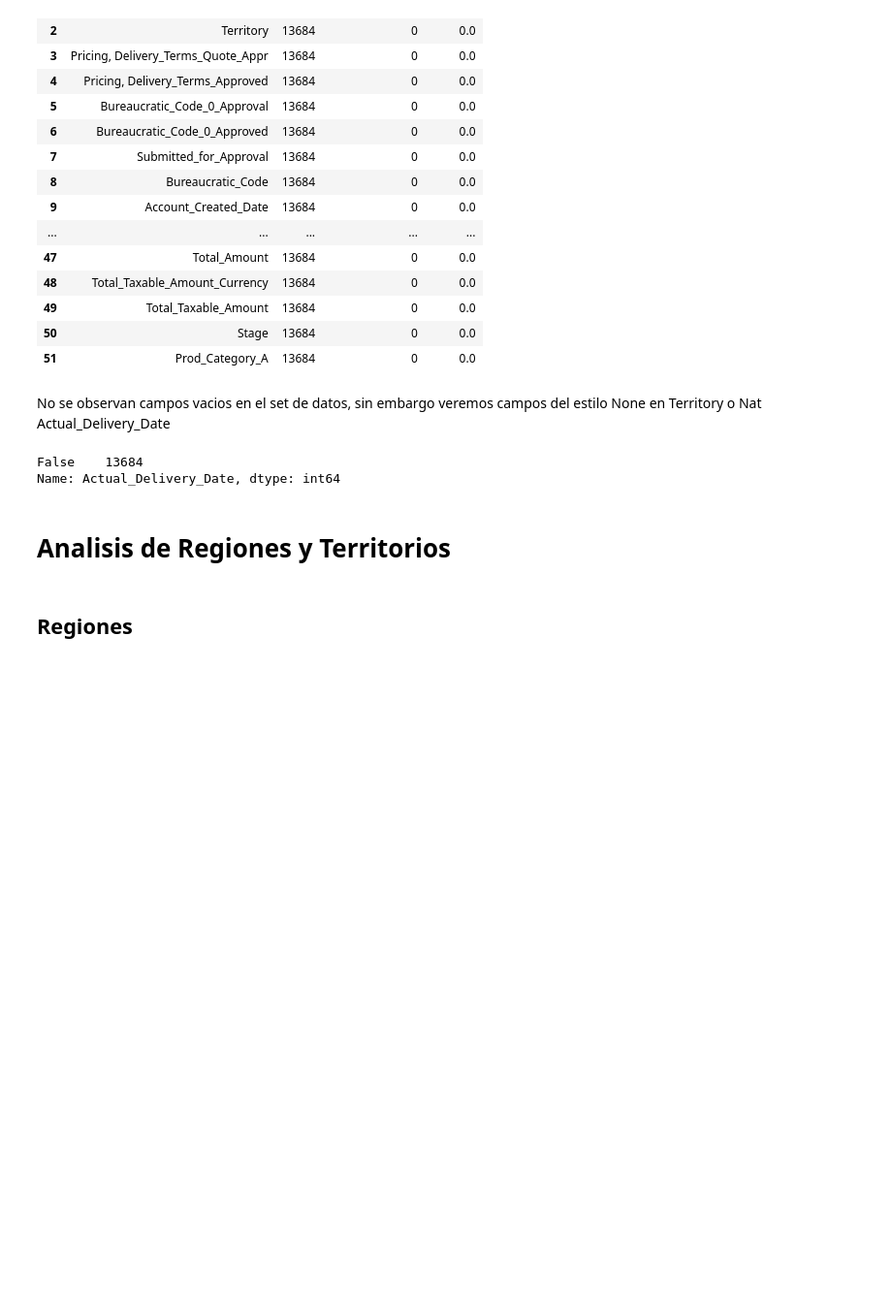
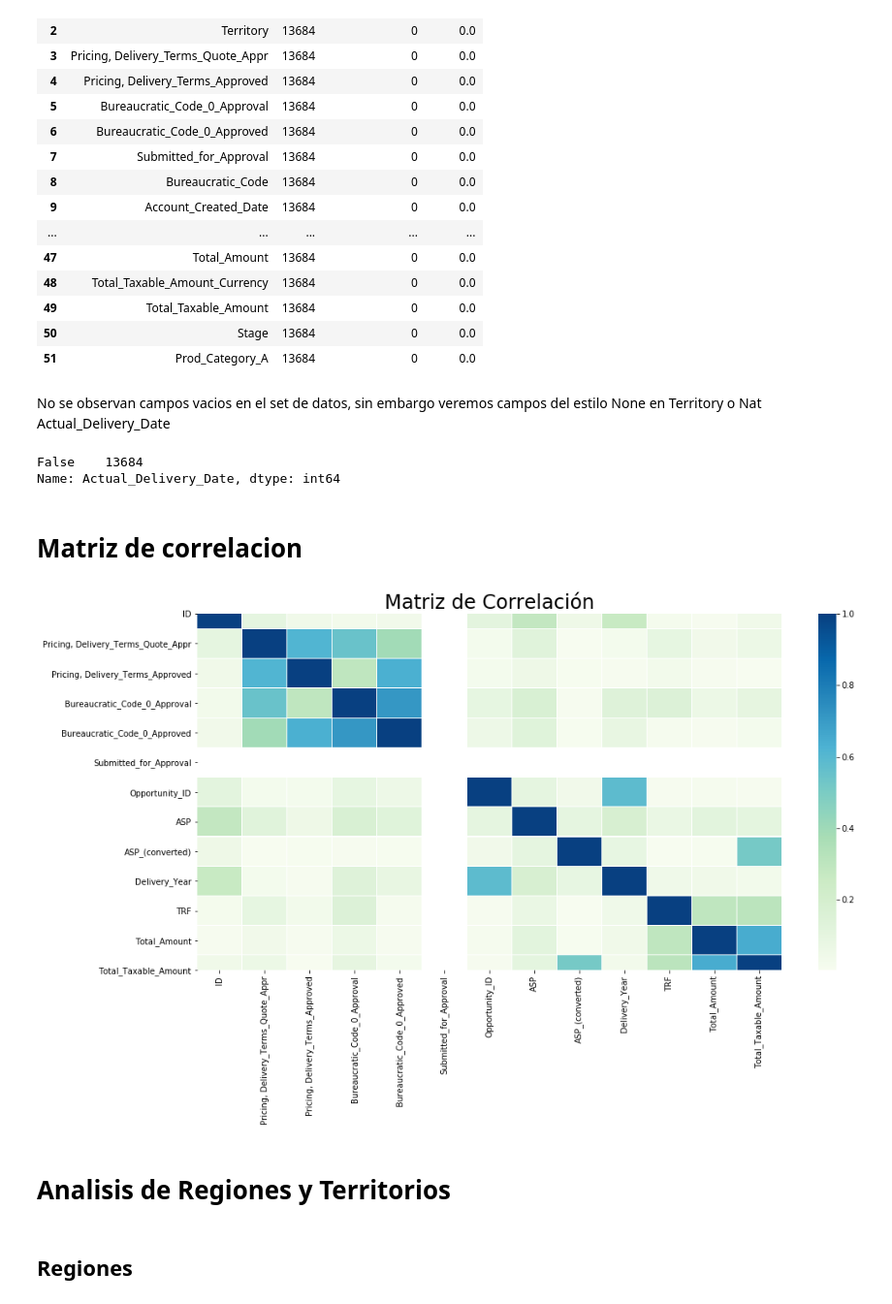
Before and after one commit to faristegui/tpdatos-2c-2020, a Jupyter notebook: tp1-cesar.ipynb, the cells around one changed output. Shown at 97% size. Drawn from its saved outputs; the diff is of its cells as text; code cells hidden in the pictures; blank space fills up the shorter version.

Commit message:
Corrección y ordenamiento de la Matriz de Corr

```diff
--- a/tp1-cesar.ipynb
+++ b/tp1-cesar.ipynb
@@ -242,6 +242,23 @@ pd.isna(df_train.Actual_Delivery_Date).value_counts()
 # %% [output]
 False    13684
 Name: Actual_Delivery_Date, dtype: int64
+# %% [markdown]
+# Matriz de correlacion
+# %%
+cor = df_train[['ID', 'Pricing, Delivery_Terms_Quote_Appr',
+         'Pricing, Delivery_Terms_Approved', 'Bureaucratic_Code_0_Approval',
+         'Bureaucratic_Code_0_Approved', 'Submitted_for_Approval',
+       'Opportunity_ID', 'ASP', 'ASP_(converted)', 'Delivery_Year', 'TRF',
+       'Total_Amount', 'Total_Taxable_Amount'
+         ]].corr().abs()
+# %%
+fig, ax = plt.subplots(figsize=(16,8))
+#cor.values[[np.arange(16)]*2] = 0
+
+sns.heatmap(cor,annot=False,linewidth = 0.05, cmap='GnBu');
+plt.title('Matriz de Correlación', fontsize=24);
+# %% [output]
+[figure, added]
 # %% [markdown]
 # Analisis de Regiones y Territorios
 # %% [markdown]
```
Also changed, not shown: parts of 5 cells of this notebook.
